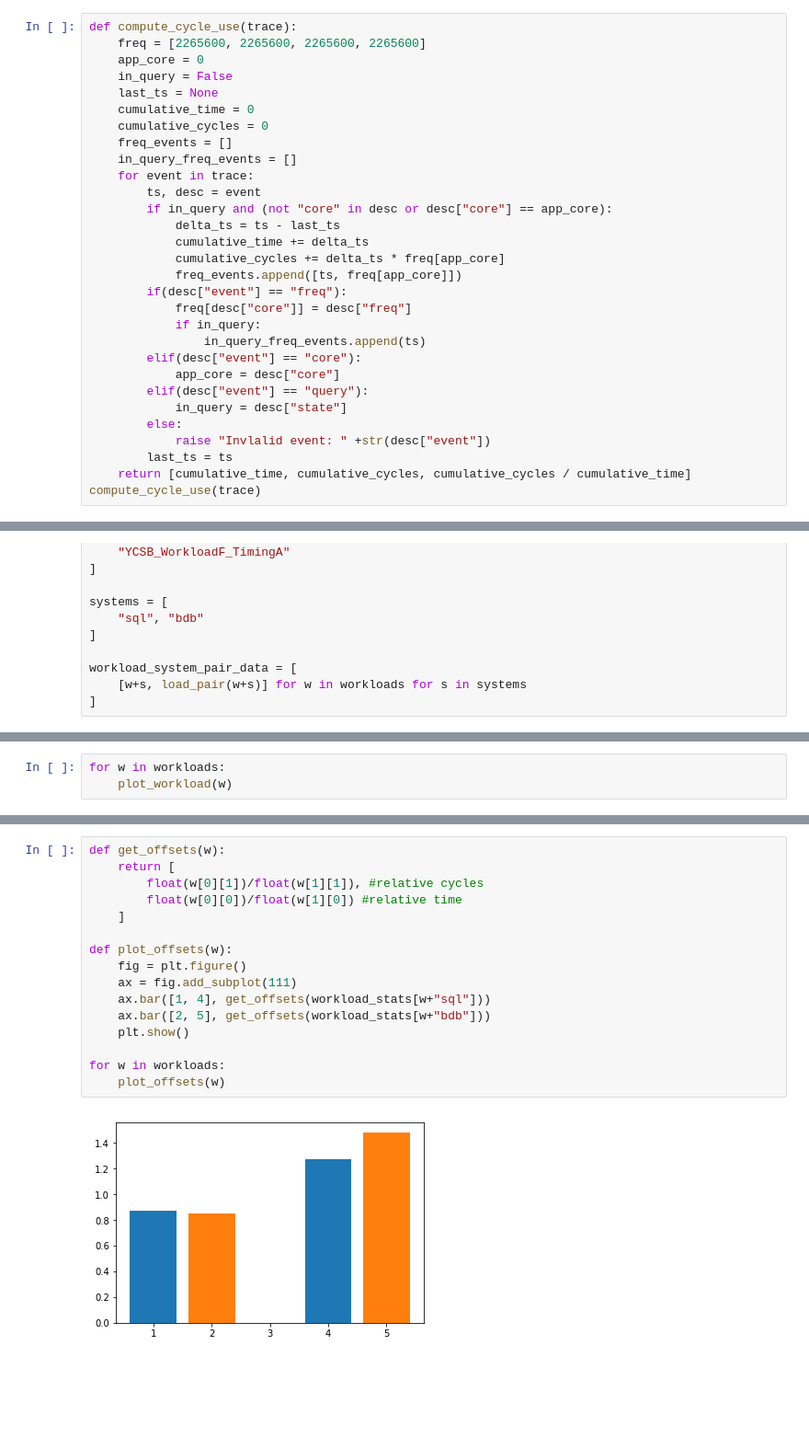
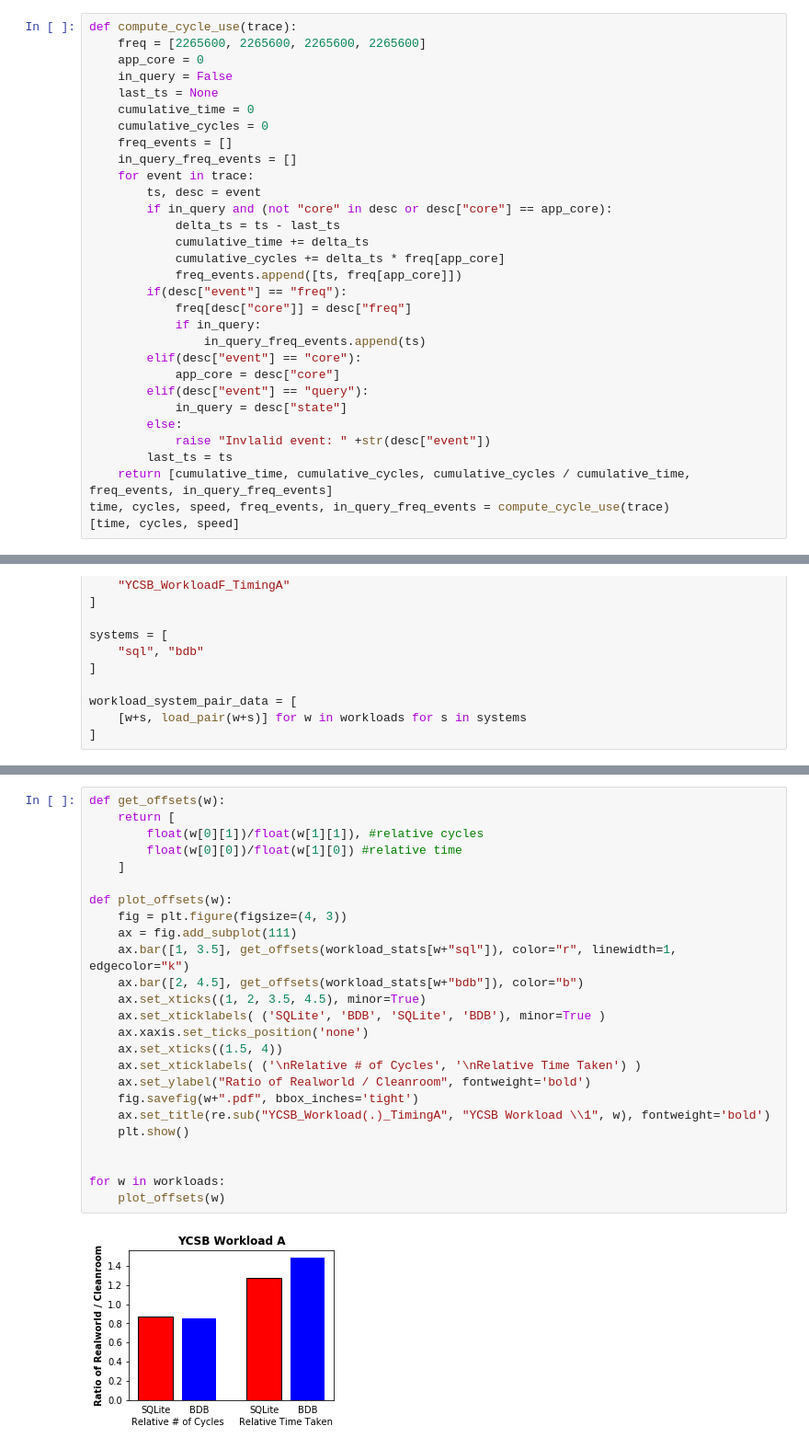
Before and after one commit to UBOdin/PocketBench, a Jupyter notebook: EstimateCycles.ipynb, the cells around one changed output, grey strips where cells are left out. Shown at 92% size. Drawn from its saved outputs; the diff is of its cells as text; blank space fills up the shorter version.

Commit message:
Updated graphs + performance

```diff
--- a/EstimateCycles.ipynb
+++ b/EstimateCycles.ipynb
@@ -162,8 +143,9 @@ def compute_cycle_use(trace):
         else:
             raise "Invlalid event: " +str(desc["event"])
         last_ts = ts
-    return [cumulative_time, cumulative_cycles, cumulative_cycles / cumulative_time]
-compute_cycle_use(trace)
+    return [cumulative_time, cumulative_cycles, cumulative_cycles / cumulative_time, freq_events, in_query_freq_events]
+time, cycles, speed, freq_events, in_query_freq_events = compute_cycle_use(trace)
+[time, cycles, speed]
 # %% [output]
 [6.3726299999995035, 9907635.8399991, 1554716.9441815815]
 # %%
@@ -249,3 +220,0 @@ def plot_workload(w):
-# %%
-for w in workloads:
-    plot_workload(w)
@@ -259,18 +226,27 @@ for w in workloads:
 # %%
 def get_offsets(w):
     return [
         float(w[0][1])/float(w[1][1]), #relative cycles
         float(w[0][0])/float(w[1][0]) #relative time
     ]
 
 def plot_offsets(w):
-    fig = plt.figure()
+    fig = plt.figure(figsize=(4, 3))
     ax = fig.add_subplot(111)
-    ax.bar([1, 4], get_offsets(workload_stats[w+"sql"]))
-    ax.bar([2, 5], get_offsets(workload_stats[w+"bdb"]))
+    ax.bar([1, 3.5], get_offsets(workload_stats[w+"sql"]), color="r", linewidth=1, edgecolor="k")
+    ax.bar([2, 4.5], get_offsets(workload_stats[w+"bdb"]), color="b")
+    ax.set_xticks((1, 2, 3.5, 4.5), minor=True)
+    ax.set_xticklabels( ('SQLite', 'BDB', 'SQLite', 'BDB'), minor=True )
+    ax.xaxis.set_ticks_position('none')
+    ax.set_xticks((1.5, 4))
+    ax.set_xticklabels( ('\nRelative # of Cycles', '\nRelative Time Taken') )
+    ax.set_ylabel("Ratio of Realworld / Cleanroom", fontweight='bold')
+    fig.savefig(w+".pdf", bbox_inches='tight')
+    ax.set_title(re.sub("YCSB_Workload(.)_TimingA", "YCSB Workload \\1", w), fontweight='bold')
     plt.show()
+
 
 for w in workloads:
     plot_offsets(w)
 # %% [output]
-[figure, old version]
+[figure, new version]
```
Also changed, not shown: parts of 7 cells of this notebook.
